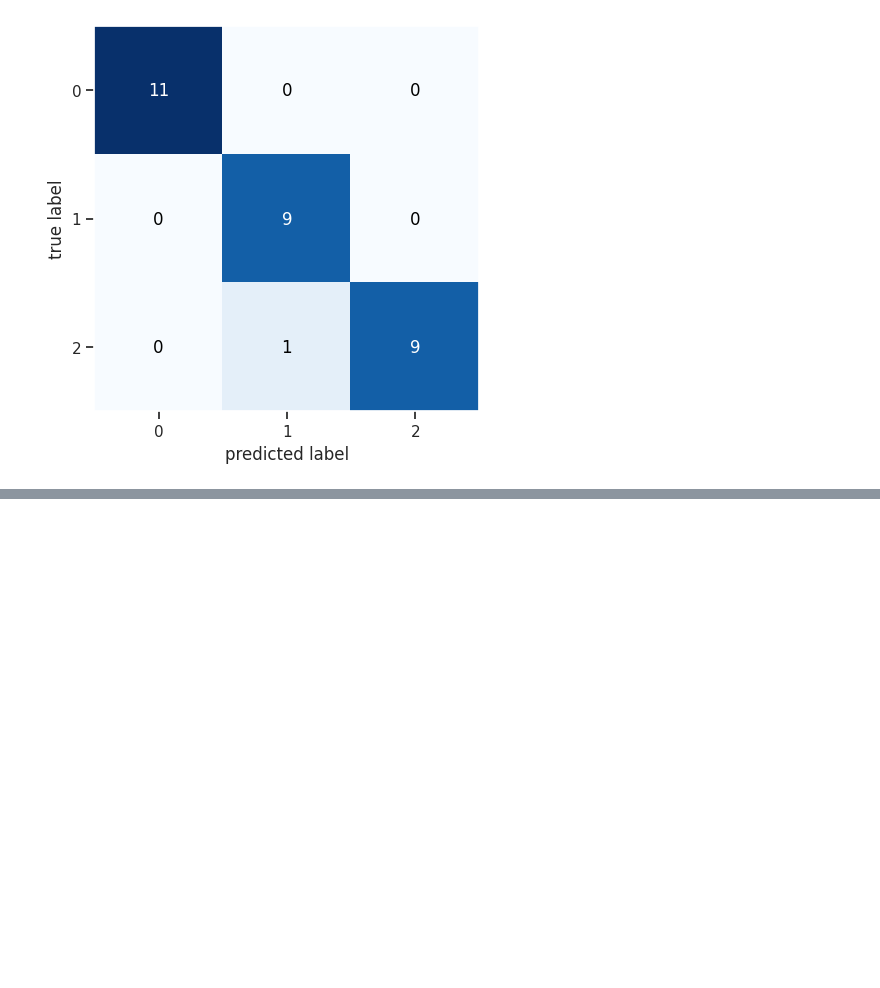
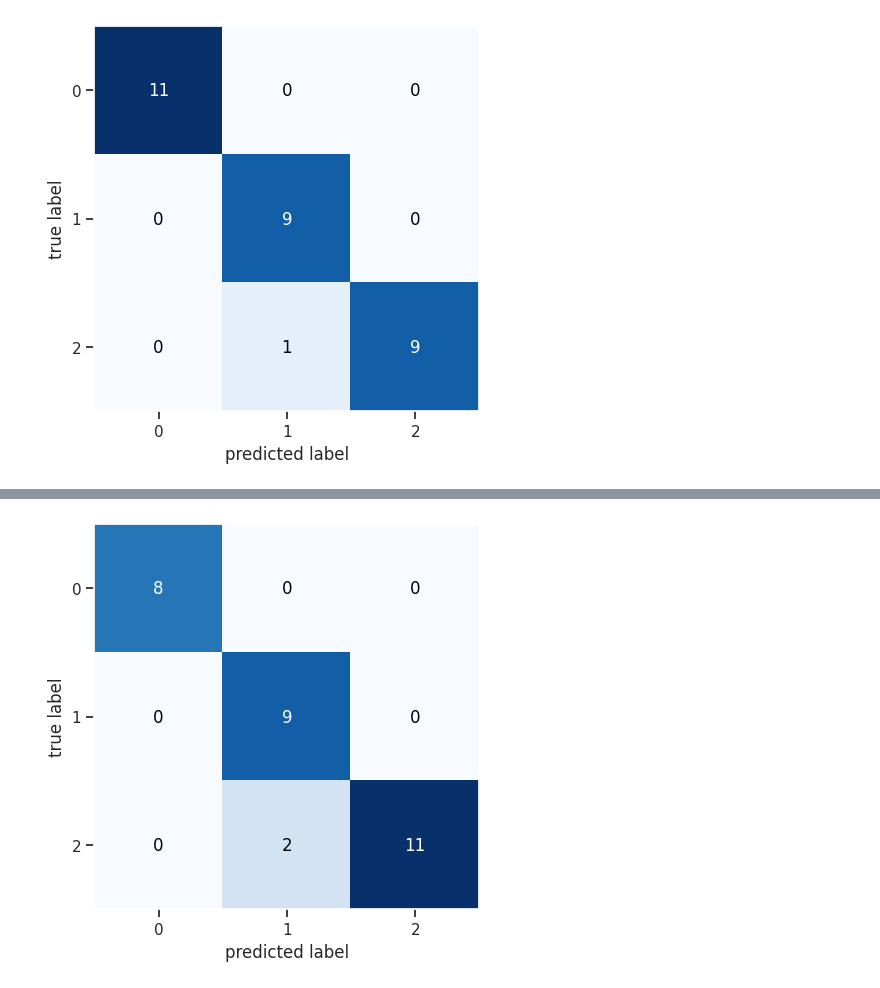
Before and after one commit to ezNobson/Iris_dataset_classification, a Jupyter notebook: Iris_dataset_classification.ipynb, the cells around one changed output, grey strips where cells are left out. Cells and saved outputs as stored; diff of their text form; code cells hidden in the pictures; blank space fills up the shorter version.

```diff
--- a/Iris_dataset_classification.ipynb
+++ b/Iris_dataset_classification.ipynb
@@ -250,0 +255,8 @@ plt.show()
+# %%
+svm_model = SVC()
+svm_model = svm_model.fit(X_train, y_train)
+
+y_pred = svm_model.predict(X_test)
+
+acc = accuracy_score(y_test, y_pred)
+print(f'Accuracy: {acc}')
@@ -250,0 +277,5 @@ plt.show()
+# %%
+plot_confusion_matrix(confusion_matrix(y_test, y_pred), figsize=(5,5))
+plt.show()
+# %% [output]
+[figure, added]
```
Also changed, not shown: parts of 6 cells of this notebook.
